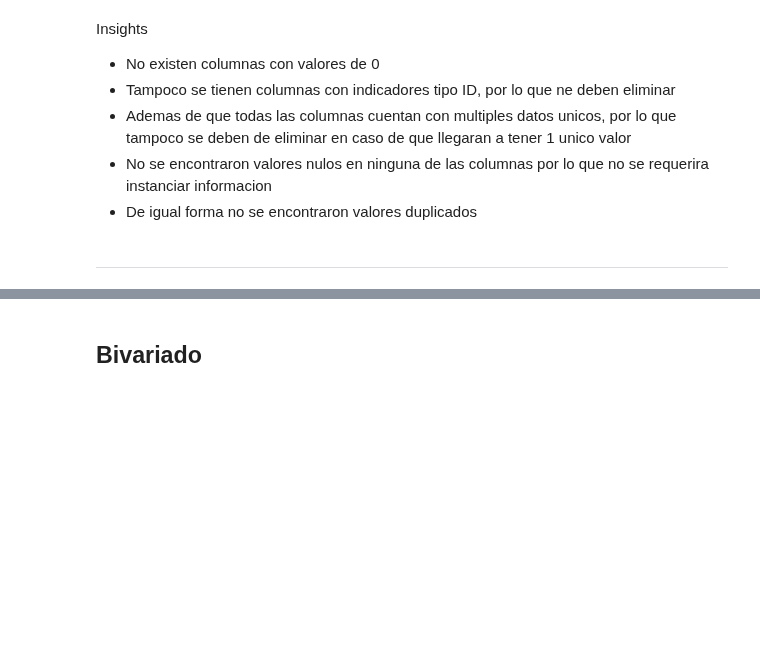
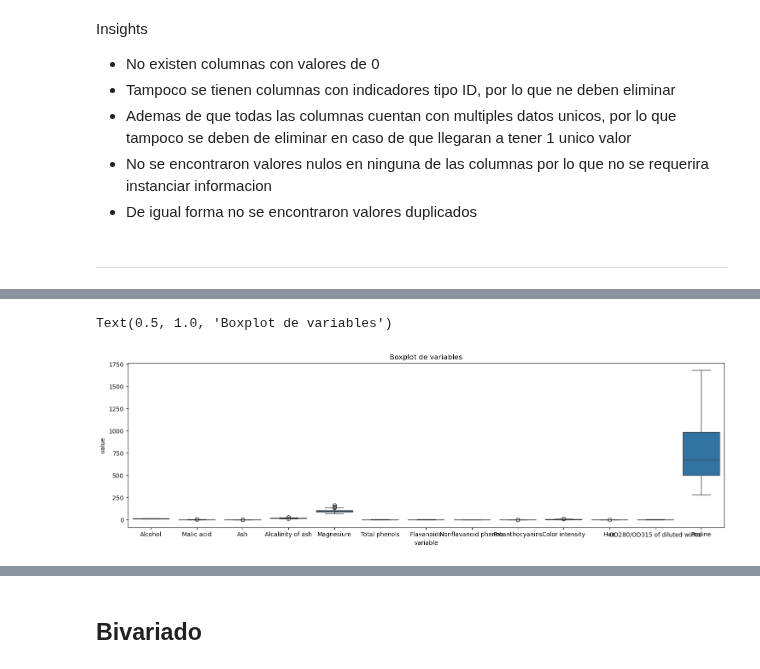
Before and after one commit to BryanHs20/Python-para-Data-Analyst, a Jupyter notebook: Python Avanzado/Machine Learning/Clustering/Clustering.ipynb, the cells around one changed output, grey strips where cells are left out. Cells and saved outputs as stored; diff of their text form; code cells hidden in the pictures; blank space fills up the shorter version.

```diff
--- a/Python Avanzado/Machine Learning/Clustering/Clustering.ipynb
+++ b/Python Avanzado/Machine Learning/Clustering/Clustering.ipynb
@@ -195,0 +229,7 @@ Insights
+# %%
+# Buscamos rangos en las variables y potenciales outliers
+plt.figure(figsize=(18, 5))
+sns.boxplot(x='variable', y='value', data=pd.melt(df_wine[cols_num])).set_title('Boxplot de variables')
+# %% [output]
+Text(0.5, 1.0, 'Boxplot de variables')
+[figure, added]
```
Also changed, not shown: parts of 41 cells of this notebook.
